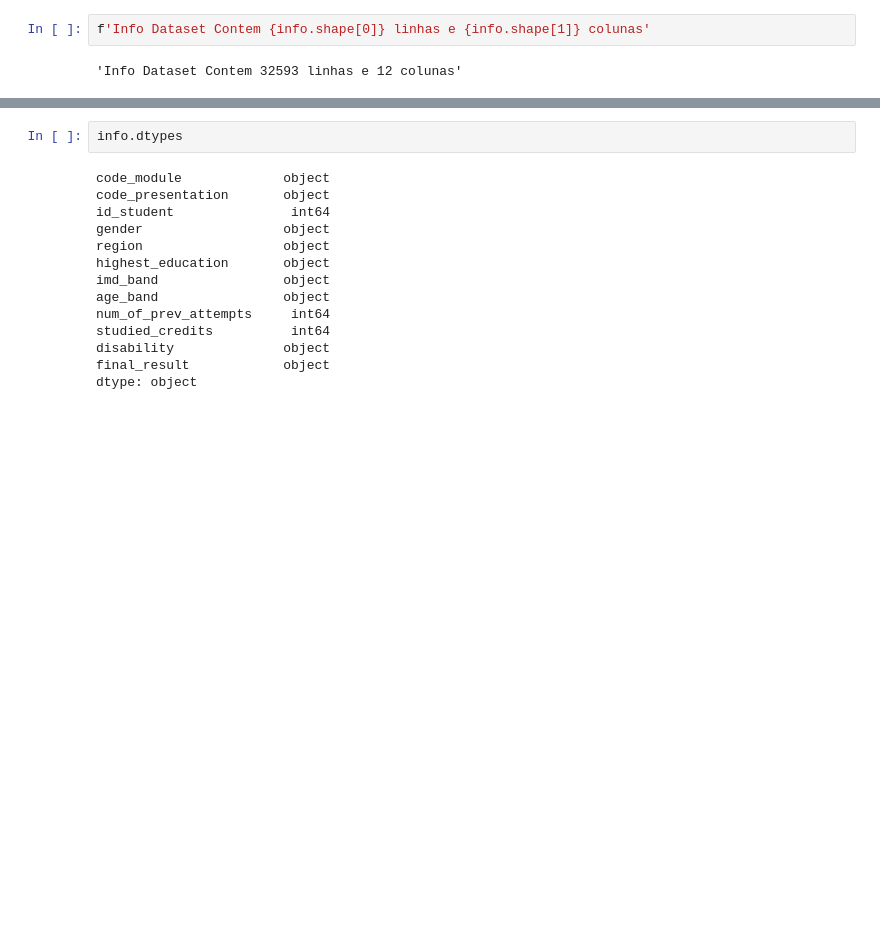
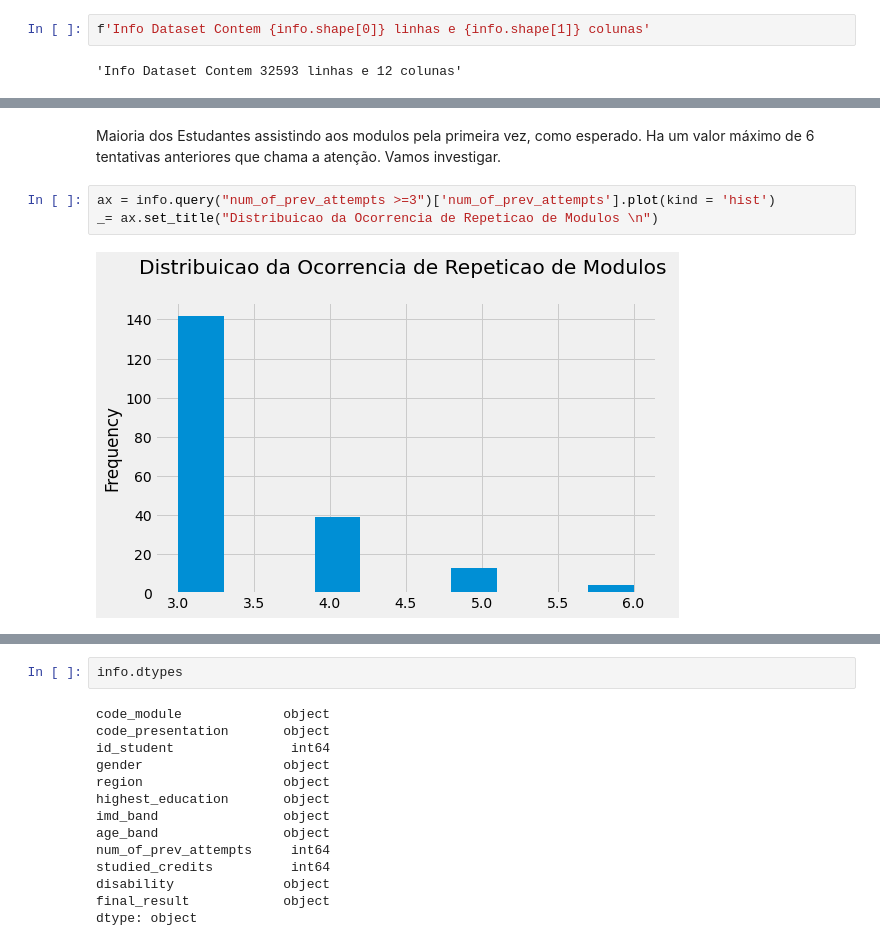
Before and after one commit to Schots/OULAD-Trybe, a Jupyter notebook: Trybe-Oulad-Experimentos.ipynb, the cells around one changed output, grey strips where cells are left out. Saved outputs shown, nothing was run; the diff lists cells and outputs as text; blank space fills up the shorter version.

```diff
--- a/Trybe-Oulad-Experimentos.ipynb
+++ b/Trybe-Oulad-Experimentos.ipynb
@@ -33,0 +108,7 @@ info.head()
+# %% [markdown]
+Maioria dos Estudantes assistindo aos modulos pela primeira vez, como esperado. Ha um valor máximo de 6 tentativas anteriores que chama a atenção. Vamos investigar.
+# %%
+ax = info.query("num_of_prev_attempts >=3")['num_of_prev_attempts'].plot(kind = 'hist')
+_= ax.set_title("Distribuicao da Ocorrencia de Repeticao de Modulos \n")
+# %% [output]
+[figure, added]
```
Also changed, not shown: parts of 24 cells of this notebook, 1 other file.
